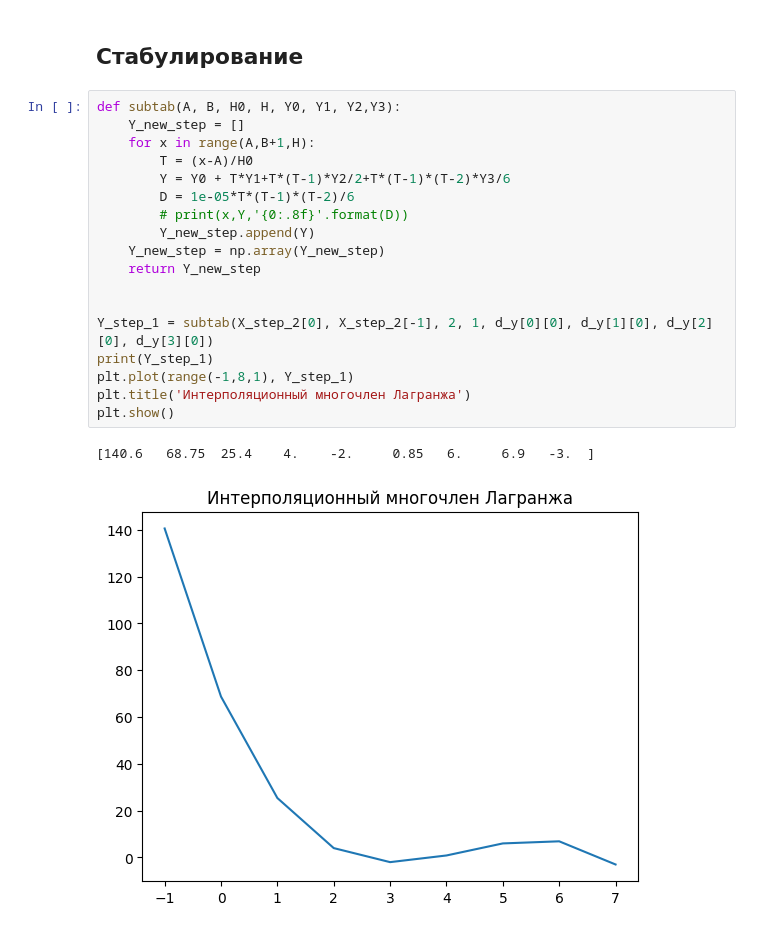
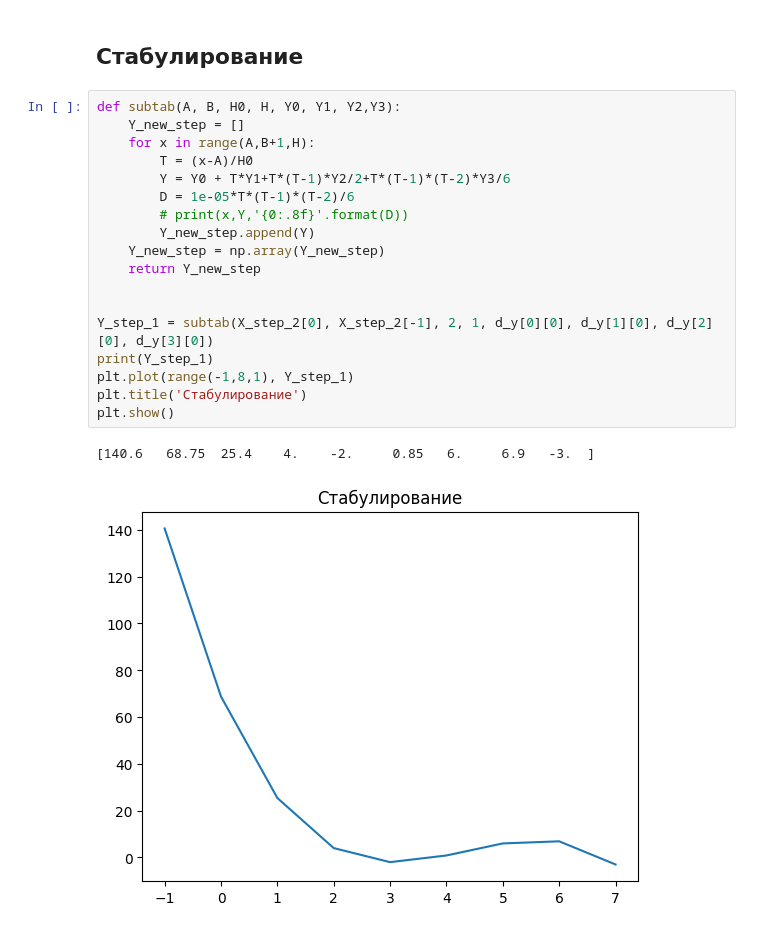
Before and after one commit to batodondokov/dz, a Jupyter notebook: Inter.ipynb, the cells around one changed output. Saved outputs shown, nothing was run; the diff lists cells and outputs as text.

```diff
--- a/Inter.ipynb
+++ b/Inter.ipynb
@@ -275,24 +272,24 @@ plt.show()
 # %%
 def subtab(A, B, H0, H, Y0, Y1, Y2,Y3):
     Y_new_step = []
     for x in range(A,B+1,H):
         T = (x-A)/H0
         Y = Y0 + T*Y1+T*(T-1)*Y2/2+T*(T-1)*(T-2)*Y3/6
         D = 1e-05*T*(T-1)*(T-2)/6
         # print(x,Y,'{0:.8f}'.format(D))
         Y_new_step.append(Y)
     Y_new_step = np.array(Y_new_step)
     return Y_new_step
 
 
 Y_step_1 = subtab(X_step_2[0], X_step_2[-1], 2, 1, d_y[0][0], d_y[1][0], d_y[2][0], d_y[3][0])
 print(Y_step_1)
 plt.plot(range(-1,8,1), Y_step_1)
-plt.title('Интерполяционный многочлен Лагранжа')
+plt.title('Стабулирование')
 plt.show()
 # %% [output]
 [140.6   68.75  25.4    4.    -2.     0.85   6.     6.9   -3.  ]
-[figure, old version]
+[figure, new version]
 # %%
 plt.plot(x_new, aa, color='r', label='L')
 plt.plot(X_step_2, find_FNIF(X_step_2, 2, d_y), color='g', label='N1')
```
Also changed, not shown: parts of 6 cells of this notebook.
